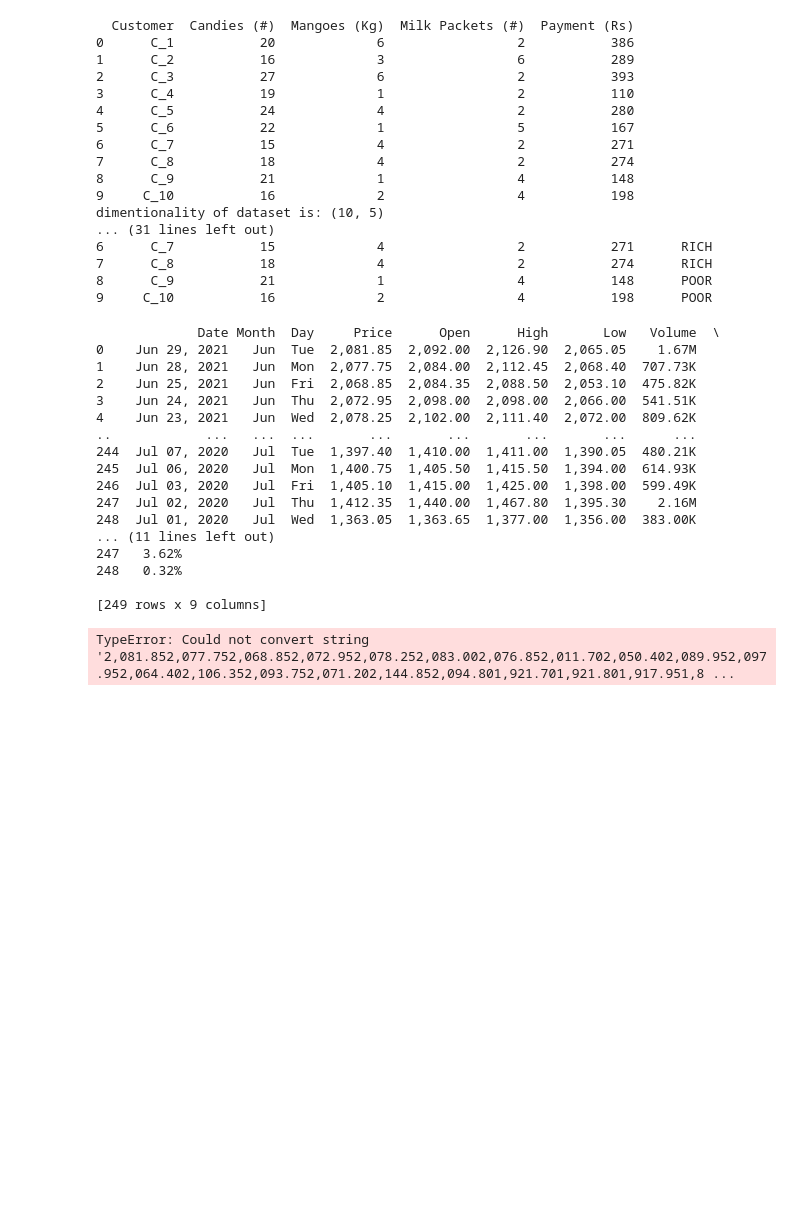
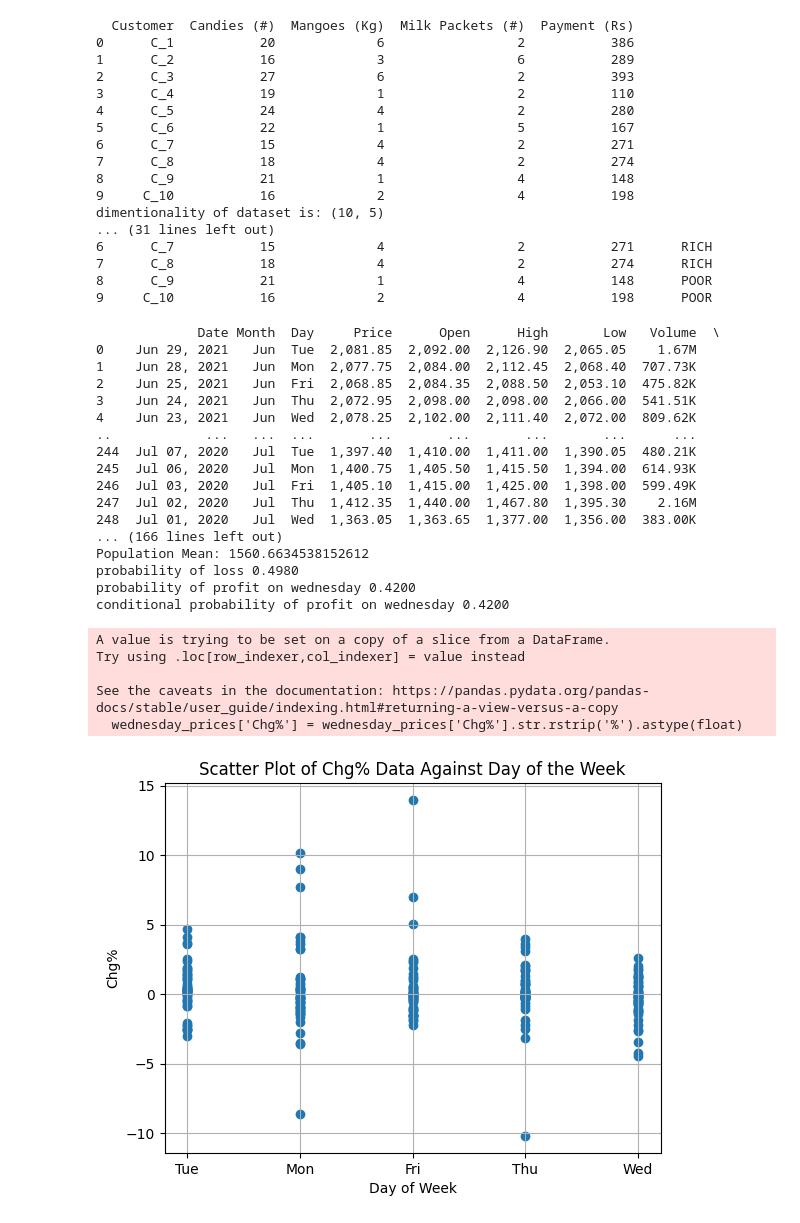
Before and after one commit to shashank-amireddy/MachineLearning, a Jupyter notebook: LAB-2/LAB_2.ipynb, the cells around one changed output. Drawn from its saved outputs; the diff is of its cells as text; code cells hidden in the pictures; blank space fills up the shorter version.

```diff
--- a/LAB-2/LAB_2.ipynb
+++ b/LAB-2/LAB_2.ipynb
@@ -54,25 +54,81 @@ dimentionality of dataset is: (10, 5)
 8      C_9           21             1                 4           148      POOR
 9     C_10           16             2                 4           198      POOR
 # %%
+import pandas as pd
+import numpy as np
+import matplotlib.pyplot as plt
+
 irctcDF = pd.read_csv('IRCTC.csv')
 print(irctcDF)
-print(irctcDF["Price"].mean())
+irctcDF['Price'] = irctcDF['Price'].str.replace(',', '').astype(float)
+
+mean_price = irctcDF['Price'].mean()
+var_price = irctcDF['Price'].var()
+print("Mean Price:", mean_price)
+print("Variance Price:", var_price)
+
+wednesday_prices = irctcDF[irctcDF['Day'] == 'Wed']
+wednesday_mean = wednesday_prices['Price'].mean()
+population_mean = irctcDF['Price'].mean()
+print("Wednesday Prices:\n", wednesday_prices)
+print("Sample Mean (Wednesdays):", wednesday_mean)
+print("Population Mean:", population_mean)
+
+
+irctcDF['Date'] = pd.to_datetime(irctcDF['Date'])
+april_prices = irctcDF[irctcDF['Date'].dt.month == 4]
+april_mean = april_prices['Price'].mean()
+
+print("April Prices:\n", april_prices)
+print("Sample Mean (April):", april_mean)
+print("Population Mean:", population_mean)
+irctcDF['Chg%'] = irctcDF['Chg%'].str.rstrip('%').astype(float)
+loss_count = irctcDF['Chg%'].apply(lambda x: 1 if x<0 else 0).sum()
+total_count = irctcDF['Chg%'].count()
+
+prob_loss = loss_count/total_count
+print(f'probability of loss {prob_loss:.4f}')
+
+wednesday_prices['Chg%'] = wednesday_prices['Chg%'].str.rstrip('%').astype(float)
+wed_profit_count = wednesday_prices['Chg%'].apply(lambda x: 1 if x>0 else 0).sum()
+
+total_wed = wednesday_prices['Chg%'].count()
+wed_profit = wed_profit_count / total_wed
+print(f'probability of profit on wednesday {wed_profit:.4f}')
+cond_prob_wed = wed_profit_count/total_wed
+print(f'conditional probability of profit on wednesday {cond_prob_wed:.4f}')
+
+
+# Scatter plot
+# plt.figure(figsize=(10, 6))
+plt.scatter(irctcDF['Day'], irctcDF['Chg%'])
+# plt.xticks(list(day_to_num.values()), list(day_to_num.keys()))
+plt.xlabel('Day of Week')
+plt.ylabel('Chg%')
+plt.title('Scatter Plot of Chg% Data Against Day of the Week')
+plt.grid(True)
+plt.show()
 # %% [output]
              Date Month  Day     Price      Open      High       Low   Volume  \
 0    Jun 29, 2021   Jun  Tue  2,081.85  2,092.00  2,126.90  2,065.05    1.67M
 1    Jun 28, 2021   Jun  Mon  2,077.75  2,084.00  2,112.45  2,068.40  707.73K
 2    Jun 25, 2021   Jun  Fri  2,068.85  2,084.35  2,088.50  2,053.10  475.82K
 3    Jun 24, 2021   Jun  Thu  2,072.95  2,098.00  2,098.00  2,066.00  541.51K
 4    Jun 23, 2021   Jun  Wed  2,078.25  2,102.00  2,111.40  2,072.00  809.62K
 ..            ...   ...  ...       ...       ...       ...       ...      ...
 244  Jul 07, 2020   Jul  Tue  1,397.40  1,410.00  1,411.00  1,390.05  480.21K
 245  Jul 06, 2020   Jul  Mon  1,400.75  1,405.50  1,415.50  1,394.00  614.93K
 246  Jul 03, 2020   Jul  Fri  1,405.10  1,415.00  1,425.00  1,398.00  599.49K
 247  Jul 02, 2020   Jul  Thu  1,412.35  1,440.00  1,467.80  1,395.30    2.16M
 248  Jul 01, 2020   Jul  Wed  1,363.05  1,363.65  1,377.00  1,356.00  383.00K
-... (11 lines left out)
-247   3.62%
-248   0.32%
-
-[249 rows x 9 columns]
+... (166 lines left out)
+Population Mean: 1560.6634538152612
+probability of loss 0.4980
+probability of profit on wednesday 0.4200
+conditional probability of profit on wednesday 0.4200
-TypeError: Could not convert string '2,081.852,077.752,068.852,072.952,078.252,083.002,076.852,011.702,050.402,089.952,097.952,064.402,106.352,093.752,071.202,144.852,094.801,921.701,921.801,917.951,8 ...
+A value is trying to be set on a copy of a slice from a DataFrame.
+Try using .loc[row_indexer,col_indexer] = value instead
+
+See the caveats in the documentation: https://pandas.pydata.org/pandas-docs/stable/user_guide/indexing.html#returning-a-view-versus-a-copy
+  wednesday_prices['Chg%'] = wednesday_prices['Chg%'].str.rstrip('%').astype(float)
+[figure, added]
```
